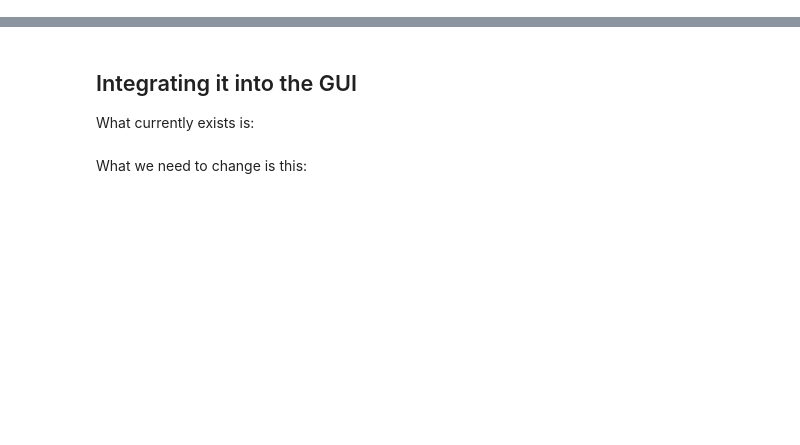
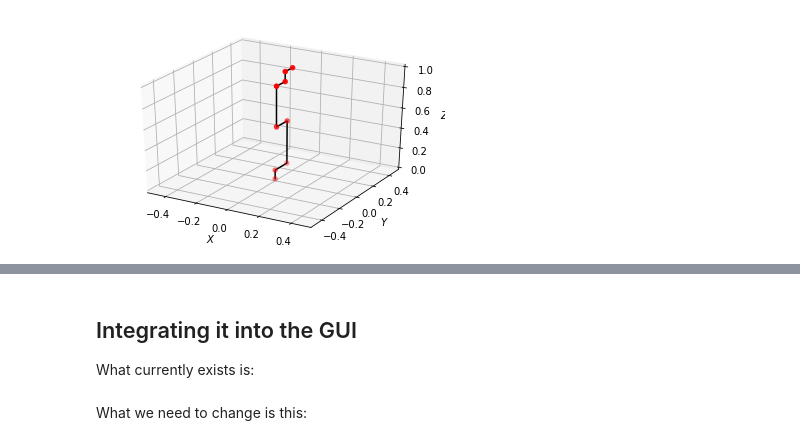
Before and after one commit to simonaertssen/UR_Kinematics, a Jupyter notebook: Sandbox/Kinematics/Robot Joint coordinates.ipynb, the cells around one changed output, grey strips where cells are left out. Saved outputs shown, nothing was run; the diff lists cells and outputs as text; code cells hidden in the pictures; blank space fills up the shorter version.

```diff
--- a/Sandbox/Kinematics/Robot Joint coordinates.ipynb
+++ b/Sandbox/Kinematics/Robot Joint coordinates.ipynb
@@ -15,5 +13,5 @@ import matplotlib.animation as manimation; manimation.writers.list()
 # %%
-def T(d, theta, r, alpha):
+def T(theta, d, r, alpha):
     cost = np.cos(theta)
     sint = np.sin(theta)
     cosa = np.cos(alpha)
@@ -26,83 +24,68 @@ def T(d, theta, r, alpha):
 def pos(T):
     return np.array([T[0,3], T[1,3], T[2, 3]])
 # %%
-def getCurrentPos(theta_base, theta_shoulder, theta_elbow):
-    Shoulder = T(0.089159, theta_base, 0.134, np.pi/2)
-    Shoulder[0,3], Shoulder[1,3] = -Shoulder[1,3], Shoulder[0,3]
+def getCurrentPos(theta_base):
+    # Seven joints, because we take the different 'humps' into account.
+    Base        = T(theta=theta_base, d=0.089159, r=0.134,    alpha=np.pi/2)
+    Shoulder    = T(theta=-np.pi/2,   d=0,        r=-0.425,   alpha=0)
+    Elbow       = T(theta=0,          d=0.119,    r=0,        alpha=0)
+    ElbowEnd    = T(theta=0,          d=0,        r=-0.39225, alpha=0)
+    Wrist1      = T(theta=-np.pi/2,   d=-0.09475, r=0,        alpha=np.pi/2)
+    Wrist2      = T(theta=0,          d=0.09475,  r=0,        alpha=-np.pi/2)
+    Wrist3      = T(theta=0,          d=-0.0815,  r=0,        alpha=0)
 
-    Elbow    = T(0, -np.pi/2, -0.425, 0)
-    # Elbow    = T(0, theta_shoulder, 0.425, 0)
-    Elbow    = Shoulder @ Elbow
+    # One necessary rotation - empirically found:
+    Base[0,3], Base[1,3] = -Base[1,3], Base[0,3]
 
-    Elbow2   = T(0.119, 0, 0, 0)
-    # Elbow2   = T(0.119, theta_elbow, 0, 0)
-    Elbow2   = Elbow @ Elbow2
+    Shoulder    = Base @ Shoulder
+    Elbow       = Shoulder @ Elbow
+    ElbowEnd    = Elbow @ ElbowEnd
+    Wrist1      = ElbowEnd @ Wrist1
+    Wrist2      = Wrist1 @ Wrist2
+    Wrist3      = Wrist2 @ Wrist3
 
-    # Wrist1   = T(0, -np.pi/2, 0.39225, 0)
-    Wrist1   = T(0, 0, -0.39225, 0)
-    Wrist1   = Elbow2 @ Wrist1
-
-    Wrist2   = T(0.09475, -np.pi/2, 0, np.pi/2)
-    Wrist2   = Wrist1 @ Wrist2
-
-    Wrist3   = T(0.09475, 0, 0, -np.pi/2)
-    Wrist3   = Wrist2 @ Wrist3
-
-    Tool   = T(0.0815, 0, 0, 0)
-    Tool     = Wrist3 @ Tool
-
+    BasePos     = pos(Base)
     ShoulderPos = pos(Shoulder)
     ElbowPos    = pos(Elbow)
-    Elbow2Pos   = pos(Elbow2)
+    ElbowEndPos = pos(ElbowEnd)
     Wrist1Pos   = pos(Wrist1)
     Wrist2Pos   = pos(Wrist2)
     Wrist3Pos   = pos(Wrist3)
-    ToolPos     = pos(Tool)
 
-    X = np.array([0,              0, ShoulderPos[0], ElbowPos[0], Elbow2Pos[0], Wrist1Pos[0], Wrist2Pos[0], Wrist3Pos[0], ToolPos[0]])
-    Y = np.array([0,              0, ShoulderPos[1], ElbowPos[1], Elbow2Pos[1], Wrist1Pos[1], Wrist2Pos[1], Wrist3Pos[1], ToolPos[1]])
-    Z = np.array([0, ShoulderPos[2], ShoulderPos[2], ElbowPos[2], Elbow2Pos[2], Wrist1Pos[2], Wrist2Pos[2], Wrist3Pos[2], ToolPos[2]])
-
+    X = np.array([0,          0, BasePos[0], ShoulderPos[0], ElbowPos[0], ElbowEndPos[0], Wrist1Pos[0], Wrist2Pos[0], Wrist3Pos[0]])
+    Y = np.array([0,          0, BasePos[1], ShoulderPos[1], ElbowPos[1], ElbowEndPos[1], Wrist1Pos[1], Wrist2Pos[1], Wrist3Pos[1]])
+    Z = np.array([0, BasePos[2], BasePos[2], ShoulderPos[2], ElbowPos[2], ElbowEndPos[2], Wrist1Pos[2], Wrist2Pos[2], Wrist3Pos[2]])
     return X, Y, Z
-
-self.Base           = RobotJoint(origin=None,          a=0.134,    d=0.089159, alpha=np.pi/2,  num_bytes=8, num_preceding_bytes=252, numeric_type='!d', note="Position (angle) of the base joint")
-self.Shoulder       = RobotJoint(origin=self.Base,     a=-0.425,   d=0,        alpha=0,        num_bytes=8, num_preceding_bytes=260, numeric_type='!d', note="Position (angle) of the shoulder joint")
-self.Elbow          = RobotJoint(origin=self.Shoulder, a=0,        d=0.119,    alpha=0,        num_bytes=8, num_preceding_bytes=268, numeric_type='!d', note="Position (angle) of the elbow joint")
-self.ElbowEnd       = RobotJoint(origin=self.Elbow,    a=-0.39225, d=0,        alpha=0,        num_bytes=8, num_preceding_bytes=268, numeric_type='!d', note="Position (angle) of the elbow joint")
-self.Wrist1         = RobotJoint(origin=self.ElbowEnd, a=0,        d=-0.09475, alpha=np.pi/2,  num_bytes=8, num_preceding_bytes=276, numeric_type='!d', note="Position (angle) of the wrist2 joint")
-self.Wrist2         = RobotJoint(origin=self.Wrist1,   a=0,        d=0.09475,  alpha=-np.pi/2, num_bytes=8, num_preceding_bytes=284, numeric_type='!d', note="Position (angle) of the wrist3 joint")
-self.Wrist3         = RobotJoint(origin=self.Wrist2,   a=0,        d=-0.0815,  alpha=0,        num_bytes=8, num_preceding_bytes=292, numeric_type='!d', note="Position (angle) of the wrist3 joint")
-
-
 
 def init():
     pass
 
 def rotate_base(i):
-    theta_base     = 2*np.pi/17 * i
-    theta_shoulder = np.pi/2 + np.sin(np.pi/17 * i)
-    theta_elbow    = -2*np.sin(np.pi/17 * i)
-
-    currentPosX, currentPosY, currentPosZ = getCurrentPos(theta_base, theta_shoulder, theta_elbow)
+    theta_base = 2*np.pi/17 * i
+    currentPosX, currentPosY, currentPosZ = getCurrentPos(theta_base)
     lines.set_data_3d(currentPosX, currentPosY, currentPosZ)
     balls._offsets3d = (currentPosX, currentPosY, currentPosZ)
     return (lines, balls,)
 
-
-initPosX, initPosY, initPosZ = getCurrentPos(0, np.pi/2, 0)
+initPosX, initPosY, initPosZ = getCurrentPos(0)
 
 fig = plt.figure()
 ax = plt.axes(projection='3d')
 ax.set_xlim3d(-0.5, 0.5)
 ax.set_ylim3d(-0.5, 0.5)
 ax.set_zlim3d(0, 1)
+ax.set_xlabel('$X$')
+ax.set_ylabel('$Y$')
+ax.set_zlabel('$Z$')
+
 
 lines = ax.plot3D(initPosX, initPosY, initPosZ, 'black')[0]
 balls = ax.scatter3D(initPosX, initPosY, initPosZ, c='r');
 
-plt.close()
+# Don't close original plot to see the robot joints in case animation is not working
+# plt.close()
 
-# call the animator. blit=True means only re-draw the parts that have changed.
+# Call the animator. blit=True means only re-draw the parts that have changed.
 anim = animation.FuncAnimation(fig, rotate_base, frames=35, interval=100, blit=True)
 
 HTML(anim.to_html5_video())
@@ -110,0 +94 @@ RuntimeError: Requested MovieWriter (ffmpeg) not available
+[figure, added]
```
Also changed, not shown: parts of 5 cells of this notebook.
